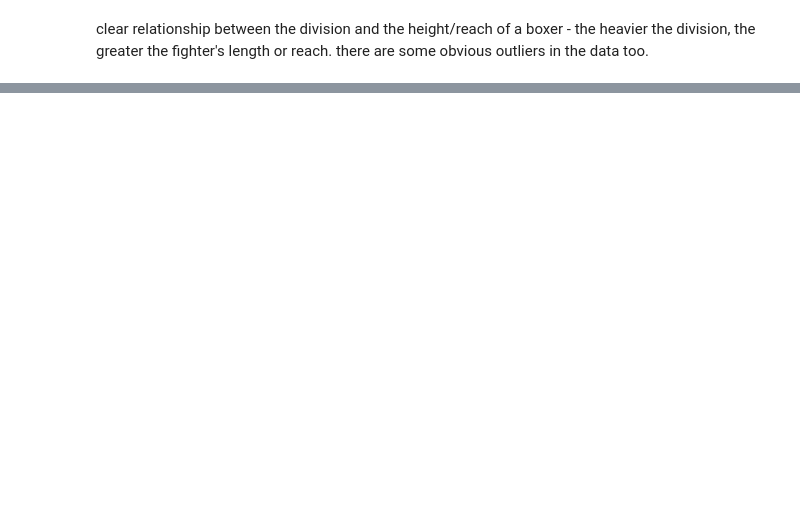
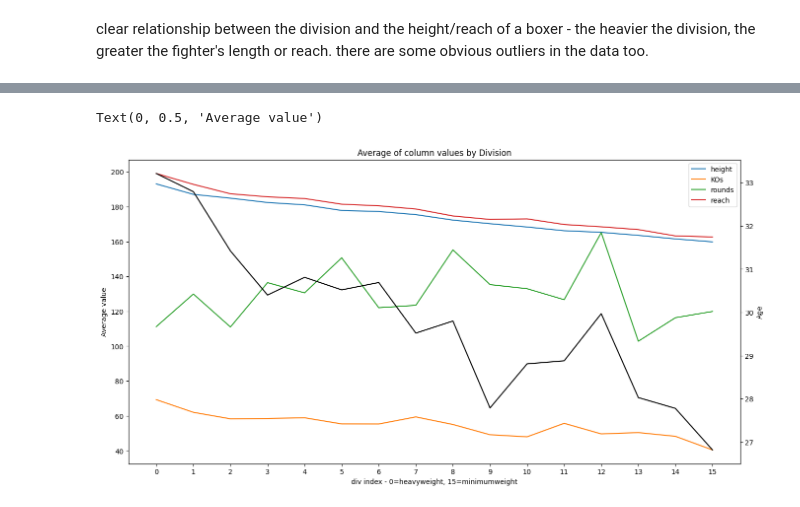
Before and after one commit to smbalf/boxrec-analysis, a Jupyter notebook: main_analysis.ipynb, the cells around one changed output, grey strips where cells are left out. Cells and saved outputs as stored; diff of their text form; code cells hidden in the pictures; blank space fills up the shorter version.

```diff
--- a/main_analysis.ipynb
+++ b/main_analysis.ipynb
@@ -113,0 +135,22 @@ ds.plot.scatter(x='division rating', y='wins', c='div index', colormap='viridis'
+# %%
+fig, ax = plt.subplots()
+
+width = 16
+height = 8
+fig.set_size_inches(width, height)
+ax.plot(average_by_division['height'], label='height')
+ax.plot(average_by_division['KOs'], label='KOs')
+ax.plot(average_by_division['rounds'], label='rounds')
+ax.plot(average_by_division['reach'], label='reach')
+
+ax2 = ax.twinx()
+ax2.plot(average_by_division['age'], label='age', color='black')
+ax2.set_ylabel('Age')
+ax.legend()
+ax.set_xticks(np.arange(0, 16, 1))
+ax.set_title('Average of column values by Division')
+ax.set_xlabel('div index - 0=heavyweight, 15=minimumweight')
+ax.set_ylabel('Average value')
+# %% [output]
+Text(0, 0.5, 'Average value')
+[figure, added]
```
Also changed, not shown: parts of 43 cells of this notebook.
